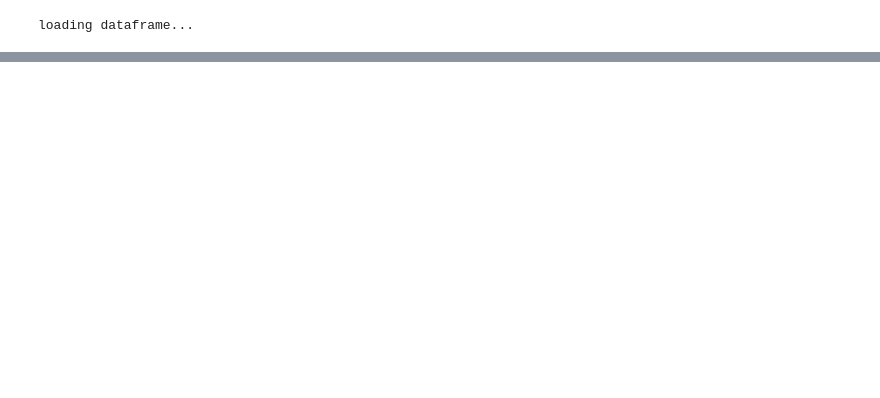
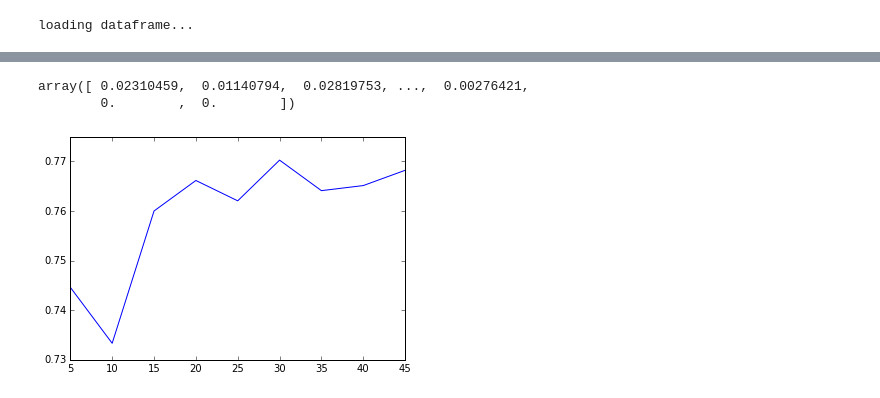
Before and after one commit to youngstone/Hunting4Patents, a Jupyter notebook: code/Build_Prediction_Model.ipynb, the cells around one changed output, grey strips where cells are left out. Drawn from its saved outputs; the diff is of its cells as text; code cells hidden in the pictures; blank space fills up the shorter version.

```diff
--- a/code/Build_Prediction_Model.ipynb
+++ b/code/Build_Prediction_Model.ipynb
@@ -244,0 +293,5 @@ features
+# %%
+X_train, X_test, y_train, y_test = train_test_split(X, y)
+# %%
+rf = RandomForestClassifier()
+rf.fit(X_train, y_train)
@@ -244,0 +331,5 @@ features
+# %%
+rf = RandomForestClassifier(n_estimators=30, oob_score=True)
+rf.fit(X_train, y_train)
+print "accuracy score:", rf.score(X_test, y_test)
+print "out of bag score:", rf.oob_score_
@@ -244,0 +348,13 @@ features
+# %%
+n = 10 # top 10 features
+
+importances = rf.feature_importances_
+std = np.std([tree.feature_importances_ for tree in rf.estimators_],
+             axis=0)
+indices = np.argsort(importances)[::-1]
+
+# Print the feature ranking
+print("Feature ranking:")
+
+for f in range(n):
+    print("%d. %s (%f)" % (f + 1, df_rf_features.columns[indices[f]], importances[indices[f]]))
@@ -244,0 +386,19 @@ features
+# %%
+std
+# %% [output]
+array([ 0.02310459,  0.01140794,  0.02819753, ...,  0.00276421,
+        0.        ,  0.        ])
+# %%
+num_trees = range(5, 50, 5)
+accuracies = []
+for n in num_trees:
+    tot = 0
+    for i in xrange(5):
+        rf = RandomForestClassifier(n_estimators=n)
+        rf.fit(X_train, y_train)
+        tot += rf.score(X_test, y_test)
+    accuracies.append(tot / 5)
+plt.plot(num_trees, accuracies)
+plt.show()
+# %% [output]
+[figure, added]
```
Also changed, not shown: parts of 38 cells of this notebook.
